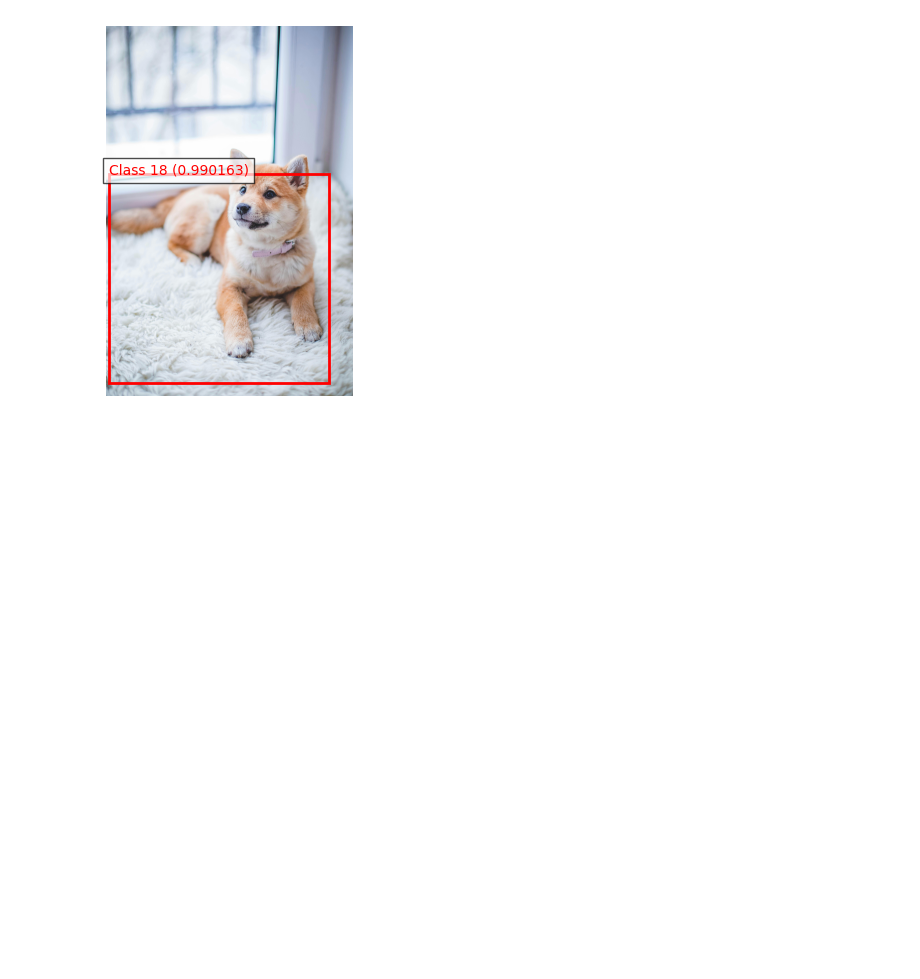
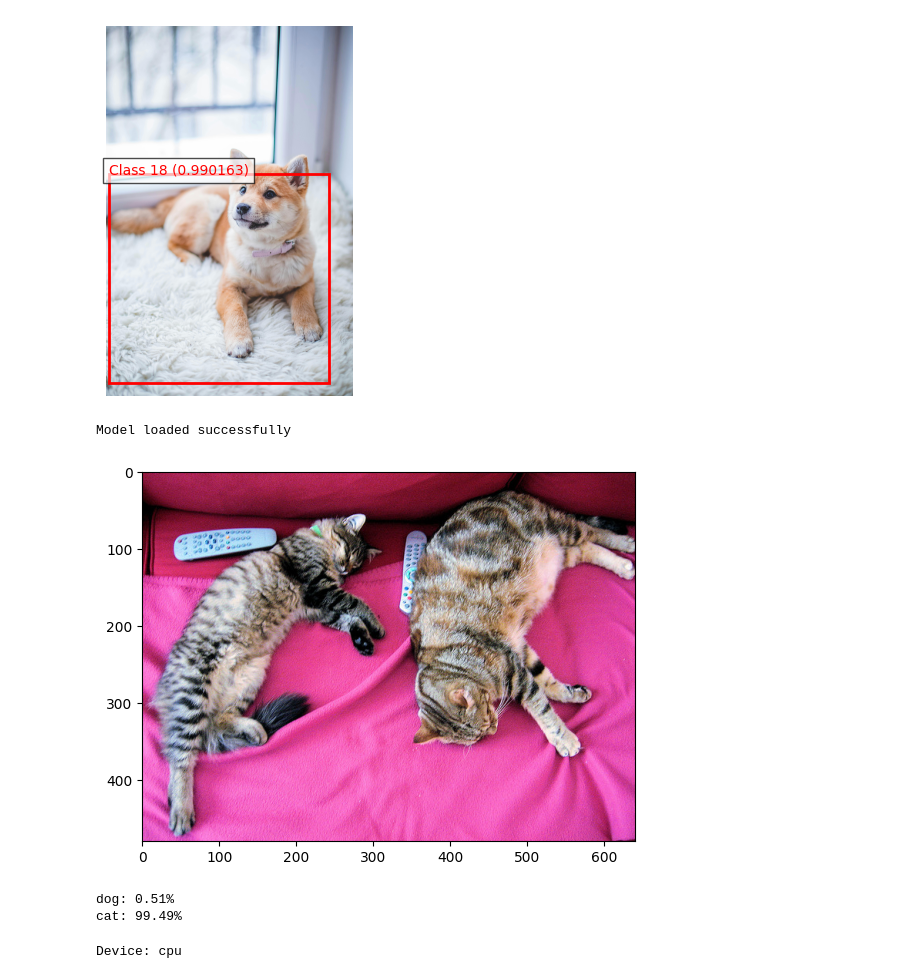
Before and after one commit to Rishit02/til-24-base, a Jupyter notebook: Notes/cv.ipynb, the cells around one changed output. Saved outputs shown, nothing was run; the diff lists cells and outputs as text; code cells hidden in the pictures; blank space fills up the shorter version.

```diff
--- a/Notes/cv.ipynb
+++ b/Notes/cv.ipynb
@@ -284,0 +287,42 @@ dog 0.9901629686355591
+# %%
+device = torch.device("cuda:0" if torch.cuda.is_available() else "cpu") # Check if GPU is available
+model = CLIPModel.from_pretrained("openai/clip-vit-base-patch32") # Load the CLIP model trained on the OpenAI dataset
+processor = CLIPProcessor.from_pretrained("openai/clip-vit-base-patch32") # Load the pre-processor for the CLIP model
+# Better and larger models such as openai/clip-vit-base-patch14 can be used for better results, but they require more computational resources
+model.to(device) # Set the model to evaluation mode
+print("Model loaded successfully")
+# %% [output]
+Model loaded successfully
+# %%
+# The image we want to classify
+image_url = "https://images.cocodataset.org/val2017/000000039769.jpg"
+image = Image.open(requests.get(image_url, stream=True, verify=False).raw) # Load the image from the URL
+plt.imshow(image) # Display the image
+plt.show()
+# %% [output]
+[figure, added]
+# %%
+# Preprocess the image and text using "processor" from CLIP
+inputs = processor(text=["a photo of a dog", "a photo of a cat"], images=image, return_tensors="pt", padding=True)
+# texts is a list of strings, images is a PIL image, return_tensors="pt" returns PyTorch tensors,
+# texts are probable classes of the image. In this case the image is of a dog or a cat
+inputs.to(device) # Set the inputs to the device
+with torch.no_grad(): # Disable gradient tracking
+    outputs = model(**inputs) # Get the model outputs
+logits_per_image = outputs.logits_per_image # The prediction scores for each image-text pair, higher the score, higher the probability
+# If the score is higher = image and text are in close relation == image is of the class mentioned in the text
+# The logits are the raw scores output by the model, which are then passed through a softmax function to get the probabilities
+probs = logits_per_image.softmax(dim=1) # Convert the logits to label probabilities
+# softmax function is used to convert the logits to probabilities that sum to 1
+for prob, label in zip(probs[0], ["dog", "cat"]): # Display the probabilities for each label
+    print(f"{label}: {prob.item() * 100:.2f}%")
+
+# Used to things within a image
+# %% [output]
+dog: 0.51%
+cat: 99.49%
+# %%
+device = torch.device("cuda:0" if torch.cuda.is_available() else "cpu") # Check if GPU is available
+print("Device:", device)
+# %% [output]
+Device: cpu
```
Also changed, not shown: parts of 4 cells of this notebook, 8 other files.
